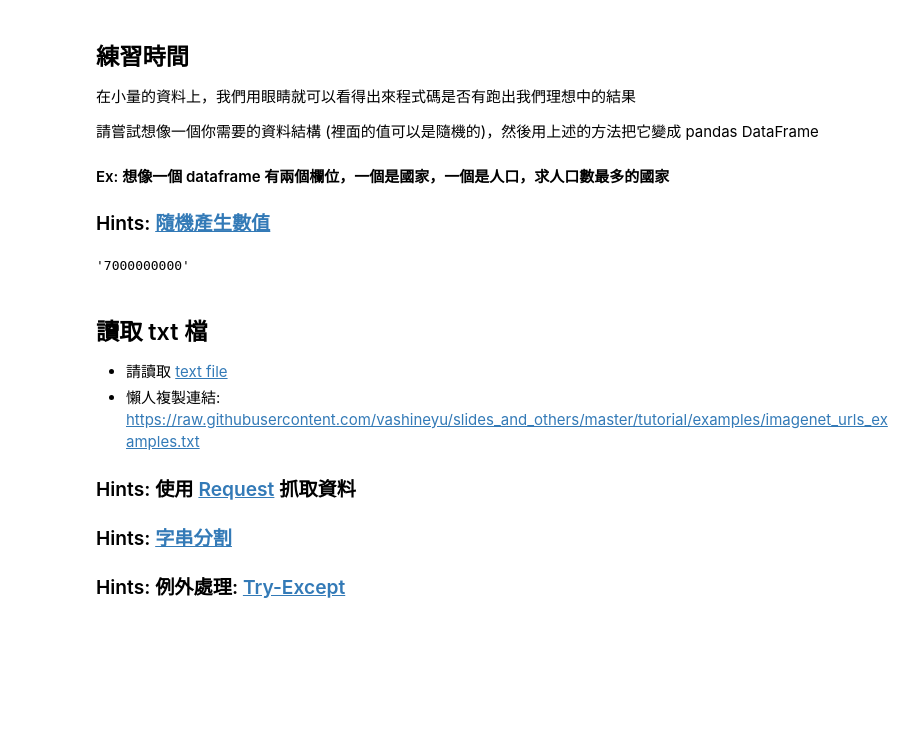
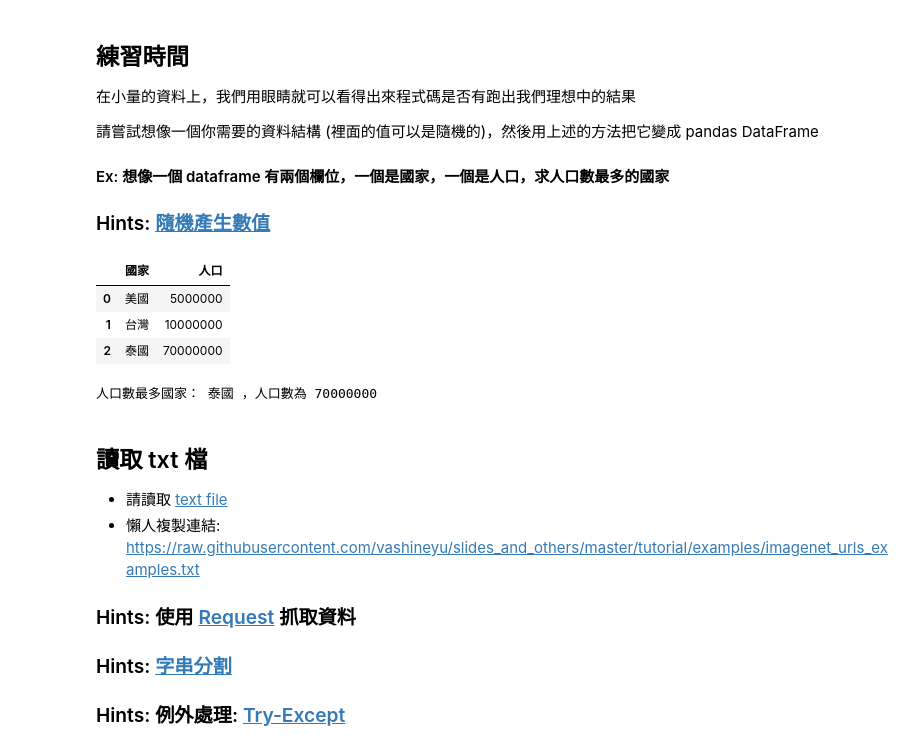
Before and after one commit to MikeLiao-1127/4th-ML100DAYS, a Jupyter notebook: homework/Day_005_HW.ipynb, the cells around one changed output. Cells and saved outputs as stored; diff of their text form; code cells hidden in the pictures; blank space fills up the shorter version.

```diff
--- a/homework/Day_005-1_HW.ipynb
+++ b/homework/Day_005_HW.ipynb
@@ -17,12 +17,23 @@
 # %%
 import pandas as pd
 import numpy as np
-# %%
-data = pd.DataFrame({'國家': ['Taiwan','United States','Thailand'],
-        '人口': ['300000','50000000','7000000000']})
-data['人口'].max()
-# %% [output]
-'7000000000'
+# %%
+country = ['美國', '台灣', '泰國']
+population = np.random.randint(1, 9, size = 3) * (10**np.random.randint(6,8,size=3))
+data = pd.DataFrame({'國家': country,
+                    '人口': population})
+data
+# %% [output]
+|  | 國家 | 人口 |
+| 0 | 美國 | 5000000 |
+| 1 | 台灣 | 10000000 |
+| 2 | 泰國 | 70000000 |
+# %%
+max_population_country = data['國家'][data['人口'].idxmax()]
+max_population = data['人口'] .max()
+print('人口數最多國家：',max_population_country,'，人口數為',max_population)
+# %% [output]
+人口數最多國家： 泰國 ，人口數為 70000000
 # %% [markdown]
 ## 讀取 txt 檔
 * 請讀取 [text file](https://raw.githubusercontent.com/vashineyu/slides_and_others/master/tutorial/examples/imagenet_urls_examples.txt)
```
Also changed, not shown: 3 other files.
